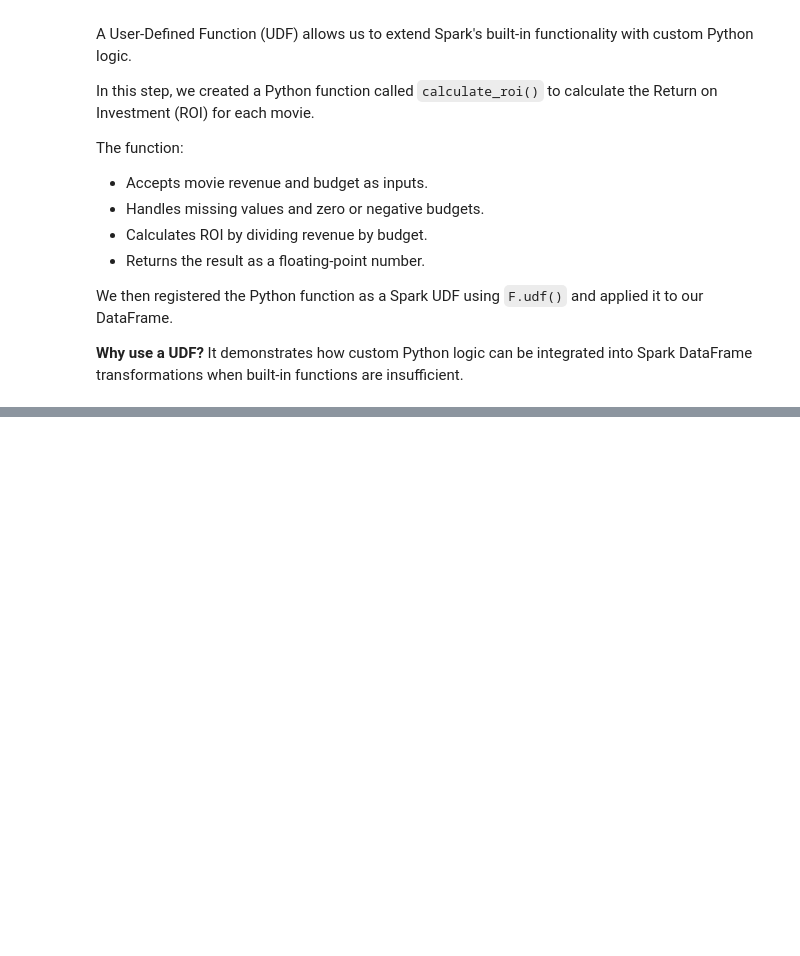
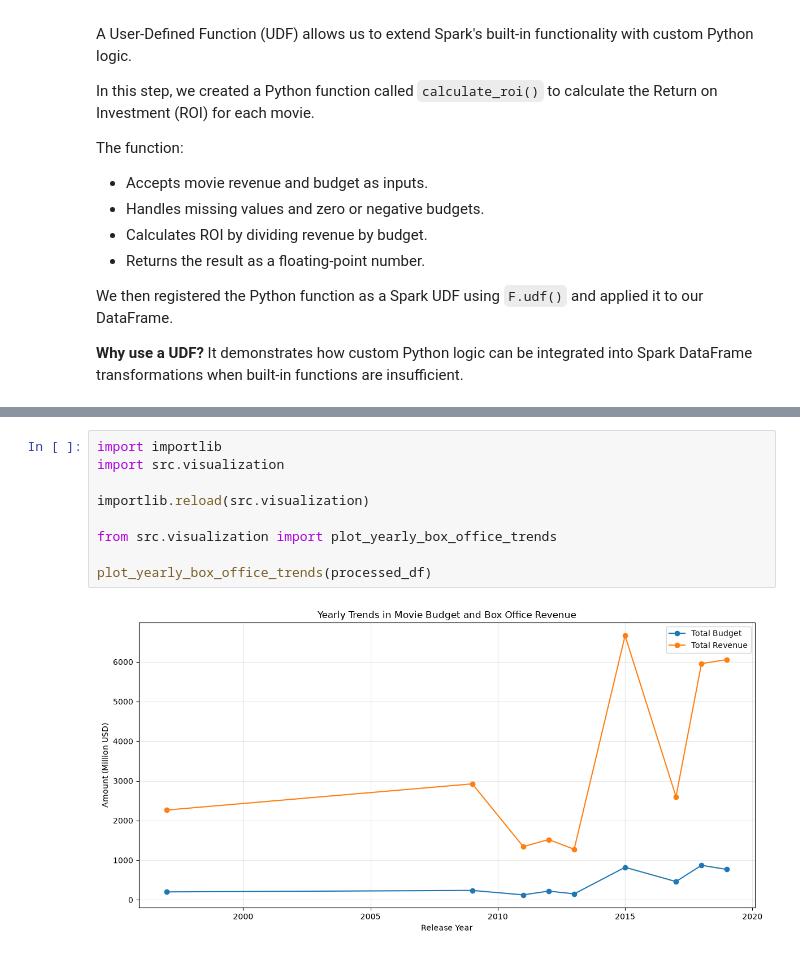
Before and after one commit to MugaboVedaste/tmdb-spark-analysis, a Jupyter notebook: notebooks/tmdb_movie_analysis.ipynb, the cells around one changed output, grey strips where cells are left out. Drawn from its saved outputs; the diff is of its cells as text; blank space fills up the shorter version.

```diff
--- a/notebooks/tmdb_movie_analysis.ipynb
+++ b/notebooks/tmdb_movie_analysis.ipynb
@@ -1870,0 +2075,11 @@ We then registered the Python function as a Spark UDF using `F.udf()` and applie
+# %%
+import importlib
+import src.visualization
+
+importlib.reload(src.visualization)
+
+from src.visualization import plot_yearly_box_office_trends
+
+plot_yearly_box_office_trends(processed_df)
+# %% [output]
+[figure, added]
```
Also changed, not shown: parts of 17 cells of this notebook, 8 other files.
